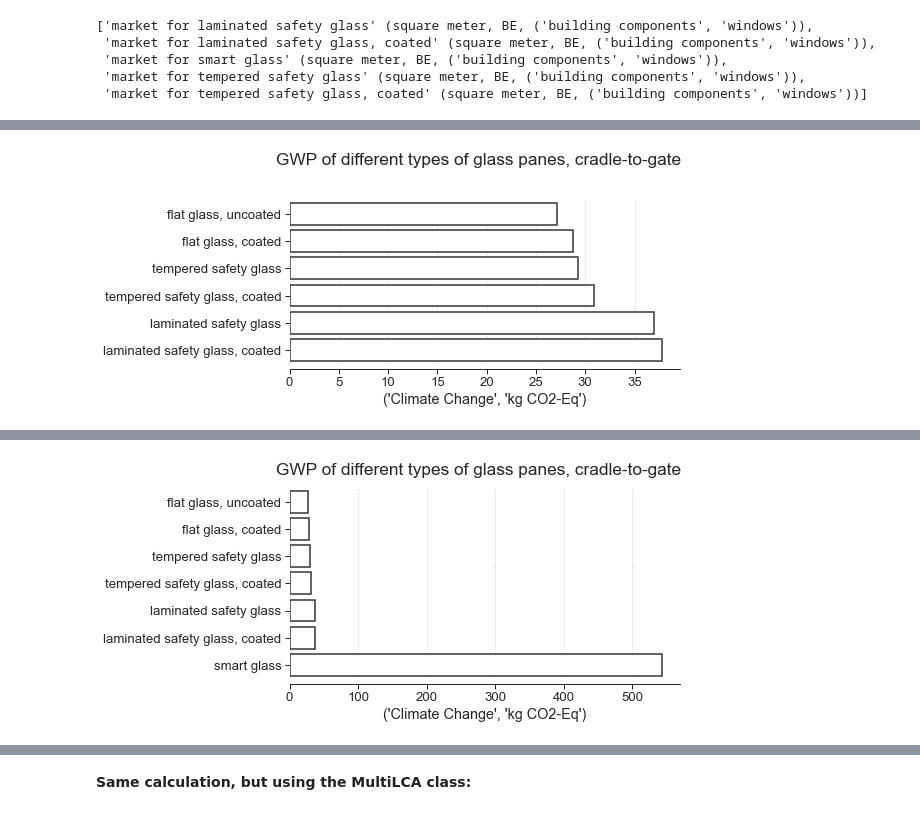
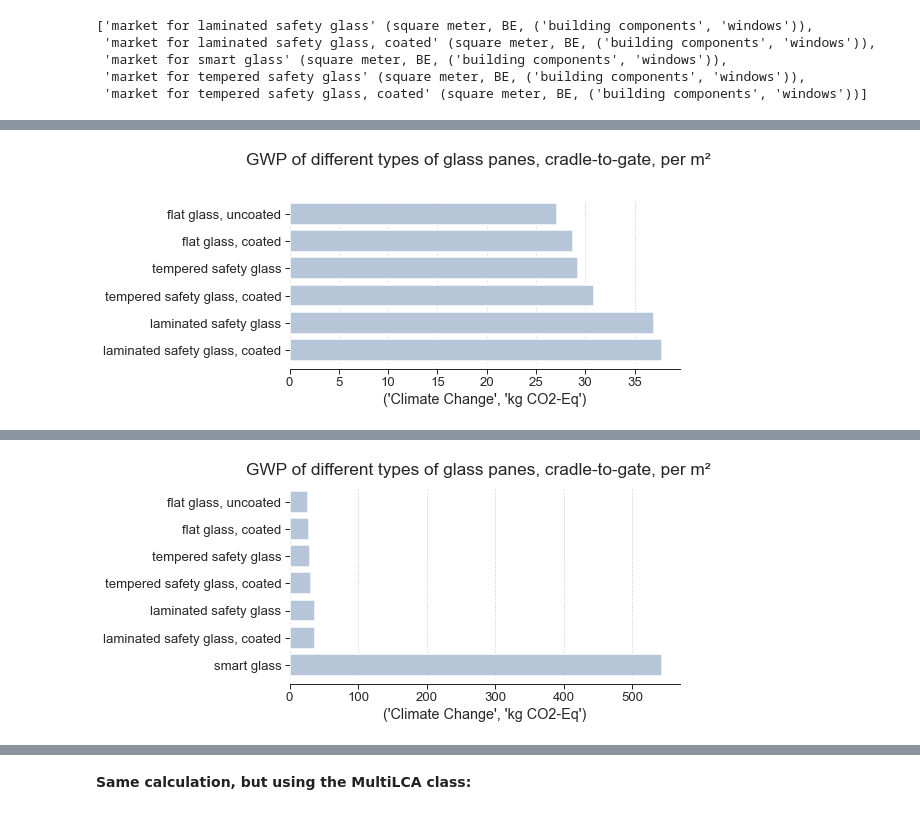
Before and after one commit to JeanSouv/LCA_IGUs, a Jupyter notebook: 02_LCA.ipynb, the cells around one changed output, grey strips where cells are left out. Cells and saved outputs as stored; diff of their text form; code cells hidden in the pictures.

```diff
--- a/02_LCA.ipynb
+++ b/02_LCA.ipynb
@@ -879,22 +648,22 @@ df_impacts_fg = df_impacts_fg.set_index('Name')
 # %%
 fig, ax = plt.subplots(figsize=(7, 3))
 
 df_impacts_wo_smartg = df_impacts_fg.drop("smart glass", axis=0)
 
 sns.barplot(data=df_impacts_wo_smartg,
             x=("Climate Change", "kg CO2-Eq"),
             y=df_impacts_wo_smartg.index,
-            color="white", edgecolor=".2", linewidth=1.5)
+            color="lightsteelblue", linewidth=1.5)
 
 ax.yaxis.label.set_visible(False)
 ax.grid(which='major', axis='x', linestyle=':', linewidth=1)
 
 fig.suptitle(
-    'GWP of different types of glass panes, cradle-to-gate', y=1.1)
+    'GWP of different types of glass panes, cradle-to-gate, per m²', y=1.1)
 sns.despine(left=True, offset=5)
 plt.show()
 # %% [output]
-[figure, old version]
+[figure, new version]
 # %%
 df_norm_impacts_wo_smartg = (
     df_impacts_wo_smartg / df_impacts_wo_smartg.max()
@@ -916,17 +685,17 @@ fig, ax = plt.subplots(figsize=(7, 3.5))
 sns.barplot(data=df_impacts_fg,
             x=("Climate Change", "kg CO2-Eq"),
             y=df_impacts_fg.index,
-            color="white", edgecolor=".2", linewidth=1.5)
+            color="lightsteelblue", linewidth=1.5)
 
 ax.yaxis.label.set_visible(False)
 ax.grid(which='major', axis='x', linestyle=':', linewidth=1)
 
 fig.suptitle(
-    'GWP of different types of glass panes, cradle-to-gate')
+    'GWP of different types of glass panes, cradle-to-gate, per m²')
 sns.despine(left=True, offset=5)
 plt.show()
 # %% [output]
-[figure, old version]
+[figure, new version]
 # %%
 df_norm_impacts_fg = df_impacts_fg / df_impacts_fg.max()
 df_norm_impacts_fg.round(2)
```
Also changed, not shown: parts of 152 cells of this notebook, 8 other files.
